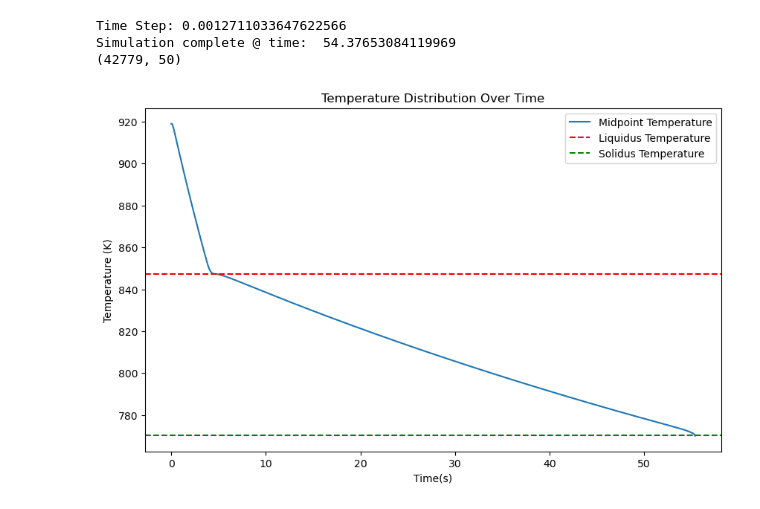
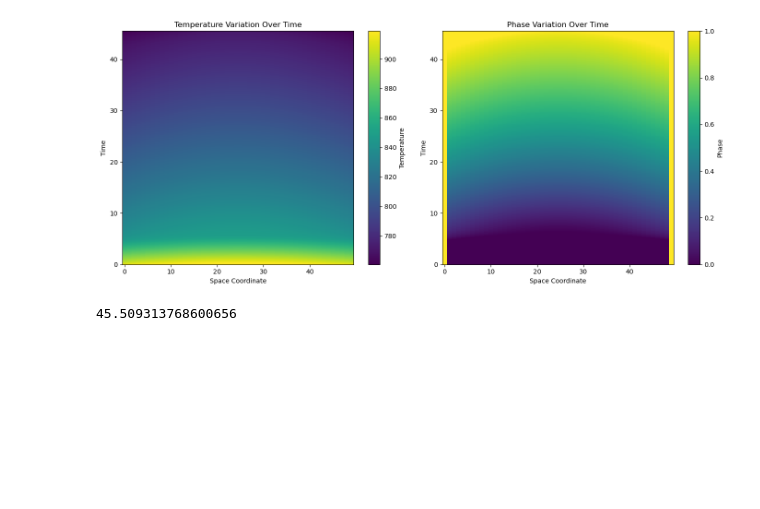
Before and after one commit to radhikrammohan/1D_HT_Pinn, a Jupyter notebook: Data_prep/1D_SVR/DOE/test.ipynb, the cells around one changed output. Cells and saved outputs as stored; diff of their text form; code cells hidden in the pictures; blank space fills up the shorter version.

```diff
--- a/Data_prep/1D_SVR/DOE/test.ipynb
+++ b/Data_prep/1D_SVR/DOE/test.ipynb
@@ -229,8 +216,7 @@ plt.show()
 # %%
 length = 15e-3
-m = sim1d(rho_l=2460.0,rho_s=2710.0,k_l=104.0,k_s=96.2,cp_l=1245.3,cp_s=963.0,bc_l=400,bc_r=400,L_fusion=389.3e3,temp_init=919.0)
+m = sim1d(rho_l=2460.0,rho_s=2710.0,k_l=104.0,k_s=96.2,cp_l=1245.3,cp_s=963.0,L_fusion=389.3e3,temp_init=919.0, t_surr=573.0)
+print(m[0])
 # %% [output]
+[figure, new version]
-Time Step: 0.0012711033647622566
-Simulation complete @ time:  54.37653084119969
-(42779, 50)
+45.509313768600656
-[figure, old version]
```
Also changed, not shown: parts of 3 cells of this notebook, 12 other files.
